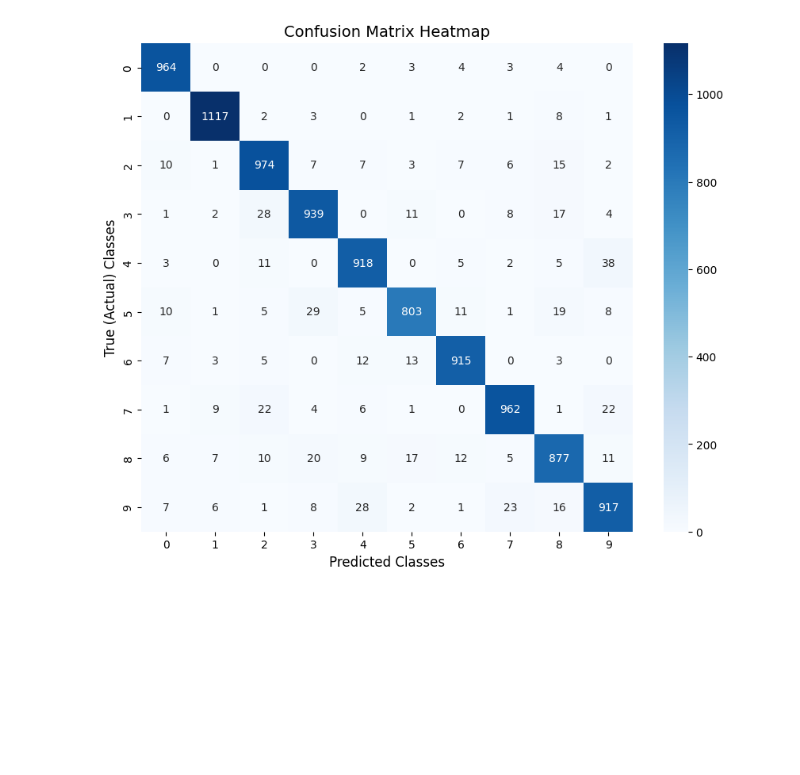
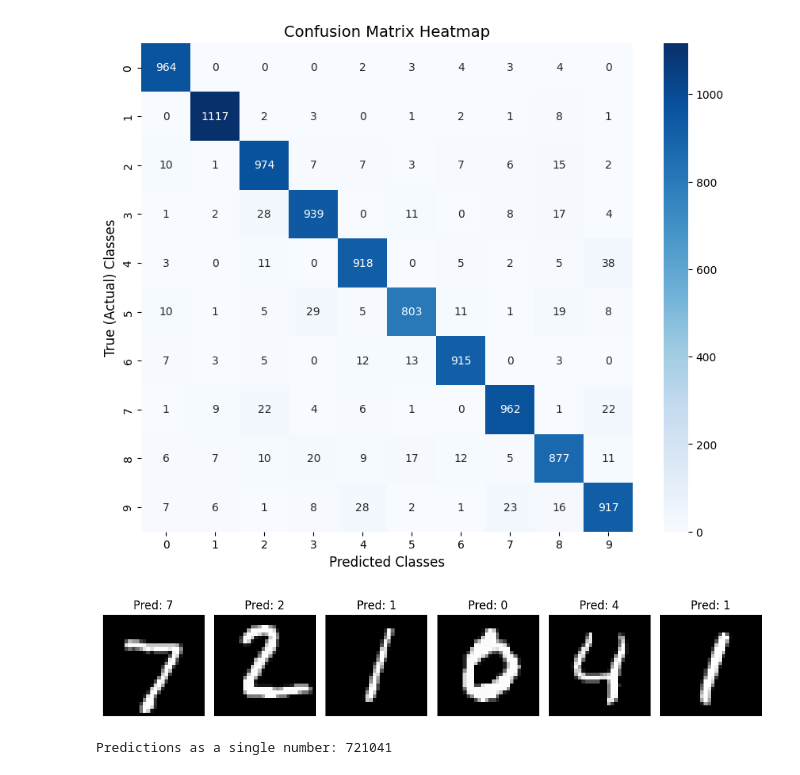
Before and after one commit to swayambhu2010/Python-Visibility, a Jupyter notebook: Module 2 Deep Learning Computer Vision Deployment/Feedforward neural networks and backpropagation algorithm/Week_6_v_0_0.ipynb, the cells around one changed output. Cells and saved outputs as stored; diff of their text form; code cells hidden in the pictures; blank space fills up the shorter version.

```diff
--- a/Module 2 Deep Learning Computer Vision Deployment/Feedforward neural networks and backpropagation algorithm/Week_6_v_0_0.ipynb
+++ b/Module 2 Deep Learning Computer Vision Deployment/Feedforward neural networks and backpropagation algorithm/Week_6_v_0_0.ipynb
@@ -671,3 +671,67 @@ plt.title('Confusion Matrix Heatmap', fontsize=14)
 plt.show()
 # %% [output]
 [figure]
+# %%
+import matplotlib.pyplot as plt
+import torch
+import numpy as np
+
+# Accumulate exactly 6 samples from the testloader
+collected_images = []
+collected_labels = []
+num_needed = 6
+current_count = 0
+
+for images, labels in testloader:
+    collected_images.append(images)
+    collected_labels.append(labels)
+    current_count += images.size(0)
+
+    # Stop gathering once we have at least 6 samples
+    if current_count >= num_needed:
+        break
+
+# Concatenate all gathered batches into a single tensor
+images_concat = torch.cat(collected_images, dim=0)
+labels_concat = torch.cat(collected_labels, dim=0)
+
+# Slice out exactly the first 6 samples and move to device
+images_6 = images_concat[:num_needed].to(device)
+labels_6 = labels_concat[:num_needed].to(device)
+
+# Forward pass to get predictions
+with torch.no_grad():
+    outputs_6 = model(images_6)
+
+# Get the predicted classes using torch.max along axis 1
+_, preds_tensor = torch.max(outputs_6, 1)
+preds_6 = preds_tensor.cpu().numpy()
+
+# Plot the 6 images horizontally
+fig, axes = plt.subplots(1, num_needed, figsize=(10, 2))
+
+for i in range(num_needed):
+    # Move image back to CPU and convert to numpy
+    img = images_6[i].cpu().numpy()
+
+    # Adjust axes for Matplotlib (H, W, C) or Grayscale
+    if img.shape[0] == 3: # RGB
+        img = np.transpose(img, (1, 2, 0))
+        img = np.clip(img, 0, 1) # Clip to [0, 1] just in case of minor float drift
+    elif img.shape[0] == 1: # Grayscale
+        img = img.squeeze(0)
+
+    axes[i].imshow(img, cmap='gray' if len(img.shape) == 2 else None)
+    axes[i].set_title(f"Pred: {preds_6[i]}")
+    axes[i].axis('off')
+
+plt.tight_layout()
+plt.show()
+
+# Print the prediction array as a single number
+# Converts the array (e.g., [1, 0, 2, 4, 1, 3]) to a single integer (102413)
+single_number_pred = int("".join(map(str, preds_6)))
+print(f"Predictions as a single number: {single_number_pred}")
+# %% [output]
+[figure, added]
+Predictions as a single number: 721041
```
Also changed, not shown: parts of 5 cells of this notebook.
